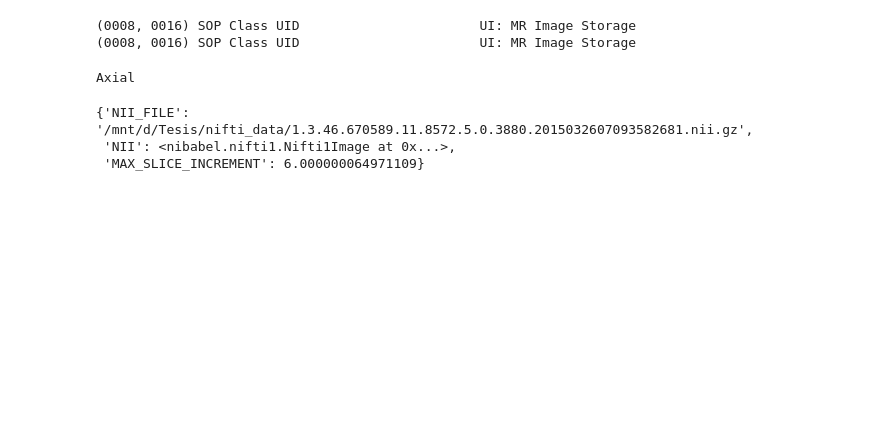
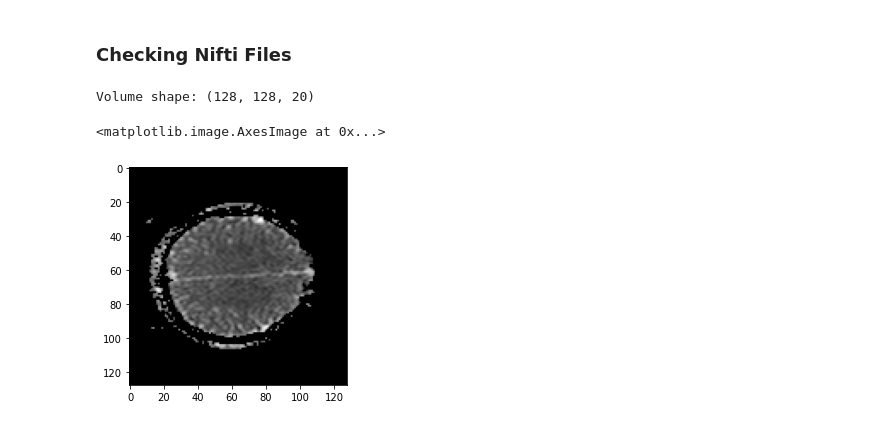
Before and after one commit to RAFAELLOPE/Preprocessing, a Jupyter notebook: analysis_scripts/preprocessing_analysis.ipynb, the cells around one changed output. Drawn from its saved outputs; the diff is of its cells as text; code cells hidden in the pictures; blank space fills up the shorter version.

```diff
--- a/analysis_scripts/preprocessing_analysis.ipynb
+++ b/analysis_scripts/preprocessing_analysis.ipynb
@@ -9,42 +1,17 @@ ModuleNotFoundError: No module named 'pydicom'
-# %%
-base_path = ''
-
-img1 = ''
-img2 = ''
-
-ds1 = pydicom.dcmread(os.path.join(base_path, img1))
-ds2 = pydicom.dcmread(os.path.join(base_path, img2))
-
-print(ds1[0x0008, 0x0016])
-print(ds2[0x0008, 0x0016])
-# %% [output]
-(0008, 0016) SOP Class UID                       UI: MR Image Storage
-(0008, 0016) SOP Class UID                       UI: MR Image Storage
-# %%
-def file_plane(IOP):
-    IOP_round = [round(x) for x in IOP]
-    plane = np.cross(IOP_round[0:3], IOP_round[3:6])
-    plane = [abs(x) for x in plane]
-    if plane[0] == 1:
-        return "Sagittal"
-    elif plane[1] == 1:
-        return "Coronal"
-    elif plane[2] == 1:
-        return "Axial"
-
-IOP = ds1.ImageOrientationPatient
-plane = file_plane(IOP)
-print(plane)
-# %% [output]
-Axial
-# %%
-import dicom2nifti
-
-org_directory = ''
-output_file = ''
-
-dicom2nifti.dicom_series_to_nifti(org_directory, output_file, reorient_nifti=True)
-# %% [output]
-{'NII_FILE': '/mnt/d/Tesis/nifti_data/1.3.46.670589.11.8572.5.0.3880.2015032607093582681.nii.gz',
- 'NII': <nibabel.nifti1.Nifti1Image at 0x...>,
- 'MAX_SLICE_INCREMENT': 6.000000064971109}
+# %% [markdown]
+### Checking Nifti Files
+# %%
+import nibabel as nib
+import numpy as np
+import matplotlib.pyplot as plt
+
+nifti_tst = '/mnt/d/Tesis/neuro_db/Sub-42/2014-03-20/148048.649054.555054.152054.353057.657051.20140320.875855.230/1.3.46.670589.11.0.0.11.4.2.0.651.5.2792.2014032008320093000.nii.gz'
+
+vol = nib.load(nifti_tst).get_fdata()
+print(f'Volume shape: {vol.shape}')
+
+plt.imshow(vol[..., 15], cmap='gray')
+# %% [output]
+Volume shape: (128, 128, 20)
+<matplotlib.image.AxesImage at 0x...>
+[figure, added]
```
Also changed, not shown: parts of 7 cells of this notebook.
